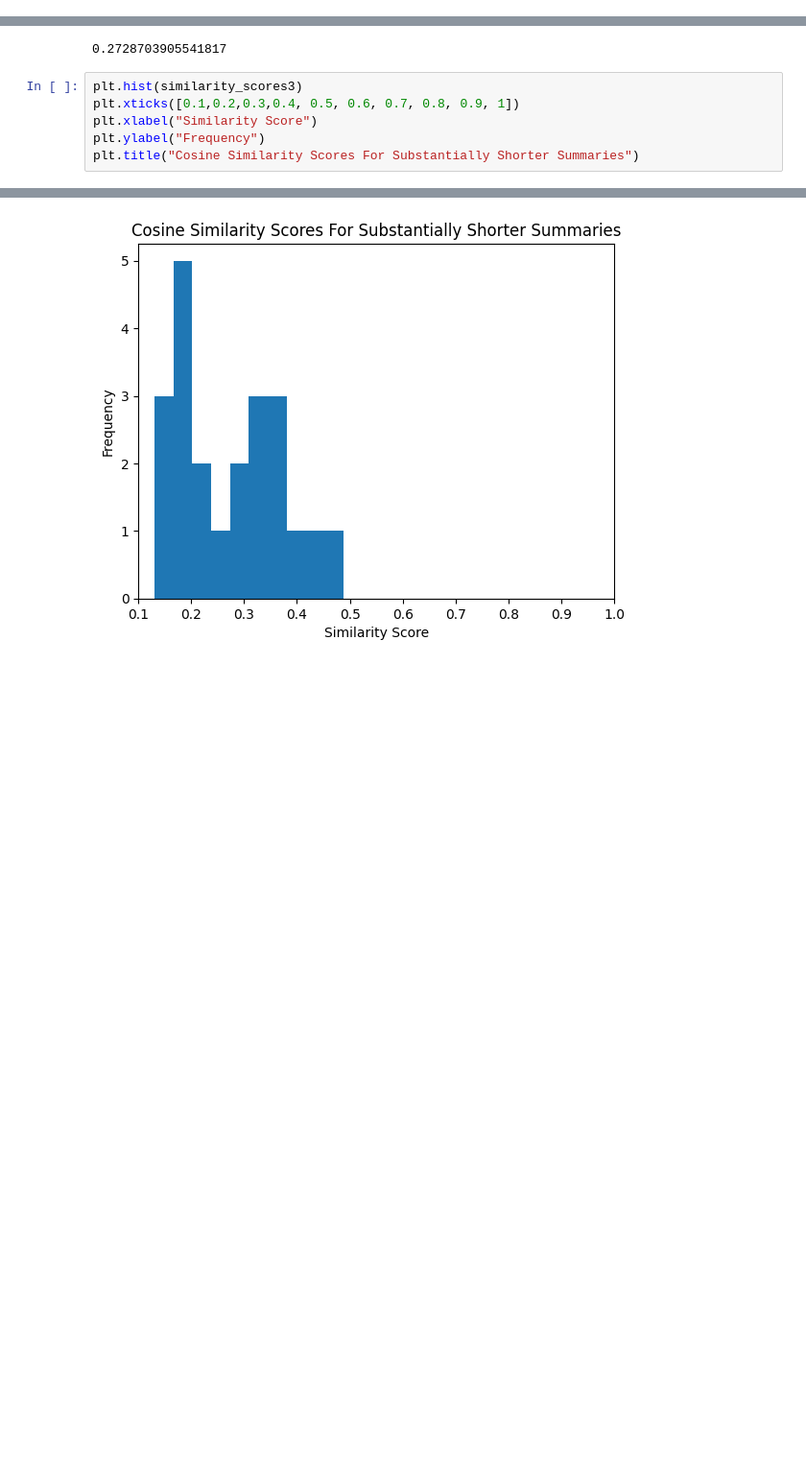
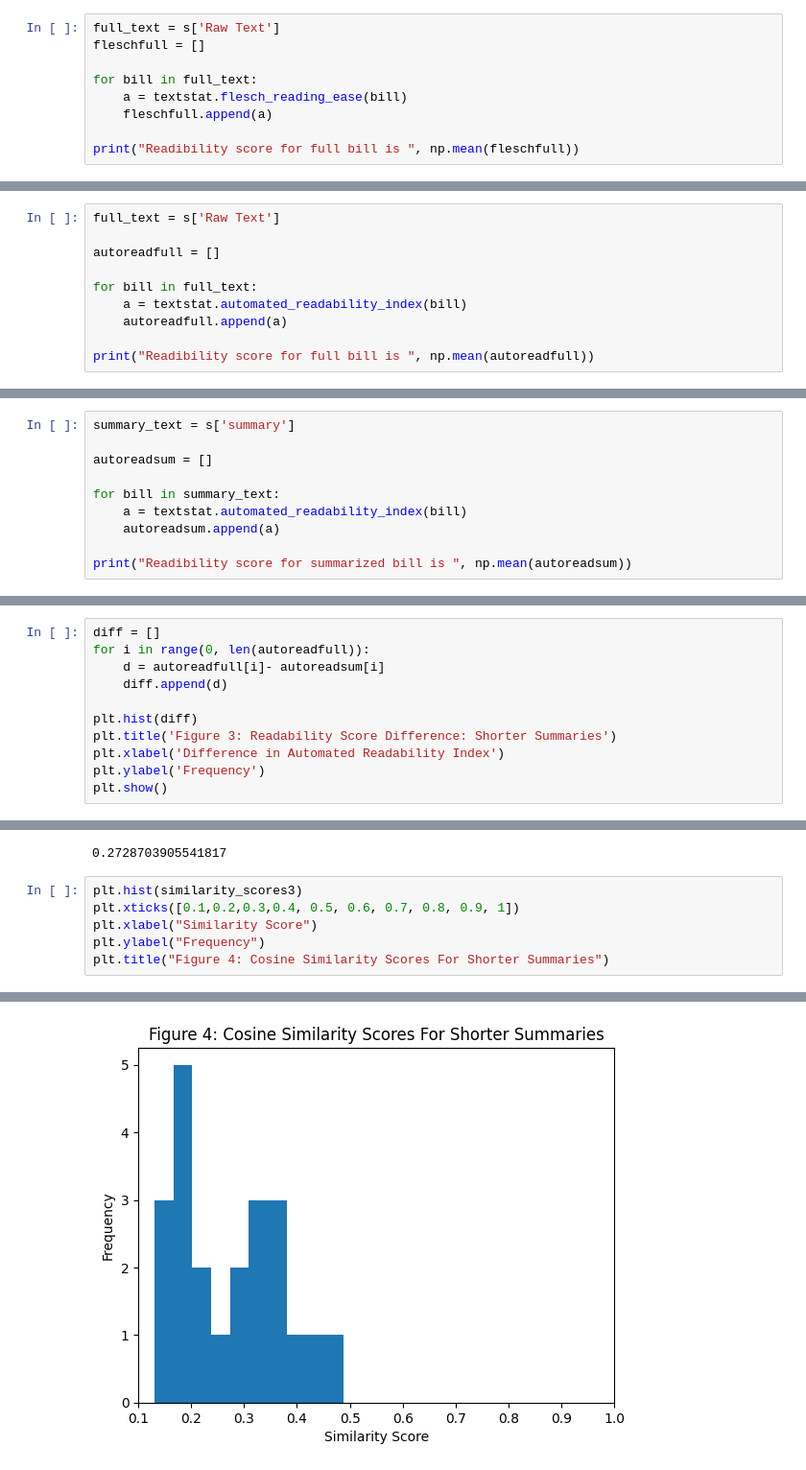
Before and after one commit to daliahabiby/NLP-Text-Summarization-of-Legislation, a Jupyter notebook: Code/Cosine Similarity.ipynb, the cells around one changed output, grey strips where cells are left out. Shown at 96% size. Drawn from its saved outputs; the diff is of its cells as text; blank space fills up the shorter version.

Commit message:
short summary analysis

```diff
--- a/Code/Cosine Similarity.ipynb
+++ b/Code/Cosine Similarity.ipynb
@@ -169,0 +279,9 @@ Readibility score for summarized bill is  12.528318584070798
+# %%
+full_text = s['Raw Text']
+fleschfull = []
+
+for bill in full_text:
+    a = textstat.flesch_reading_ease(bill)
+    fleschfull.append(a)
+
+print("Readibility score for full bill is ", np.mean(fleschfull))
@@ -178,0 +301,10 @@ print("Readibility score for summarized bill is ", np.mean(fleschsum))
+# %%
+full_text = s['Raw Text']
+
+autoreadfull = []
+
+for bill in full_text:
+    a = textstat.automated_readability_index(bill)
+    autoreadfull.append(a)
+
+print("Readibility score for full bill is ", np.mean(autoreadfull))
@@ -178,0 +313,10 @@ print("Readibility score for summarized bill is ", np.mean(fleschsum))
+# %%
+summary_text = s['summary']
+
+autoreadsum = []
+
+for bill in summary_text:
+    a = textstat.automated_readability_index(bill)
+    autoreadsum.append(a)
+
+print("Readibility score for summarized bill is ", np.mean(autoreadsum))
@@ -178,0 +325,11 @@ print("Readibility score for summarized bill is ", np.mean(fleschsum))
+# %%
+diff = []
+for i in range(0, len(autoreadfull)):
+    d = autoreadfull[i]- autoreadsum[i]
+    diff.append(d)
+
+plt.hist(diff)
+plt.title('Figure 3: Readability Score Difference: Shorter Summaries')
+plt.xlabel('Difference in Automated Readability Index')
+plt.ylabel('Frequency')
+plt.show()
@@ -326,5 +485,5 @@ plt.hist(similarity_scores3)
 plt.xticks([0.1,0.2,0.3,0.4, 0.5, 0.6, 0.7, 0.8, 0.9, 1])
 plt.xlabel("Similarity Score")
 plt.ylabel("Frequency")
-plt.title("Cosine Similarity Scores For Substantially Shorter Summaries")
+plt.title("Figure 4: Cosine Similarity Scores For Shorter Summaries")
 # %% [output]
@@ -332 +491 @@ Text(0.5, 1.0, 'Cosine Similarity Scores For Substantially Shorter Summaries')
-[figure, old version]
+[figure, new version]
```
Also changed, not shown: parts of 20 cells of this notebook, 3 other files.
